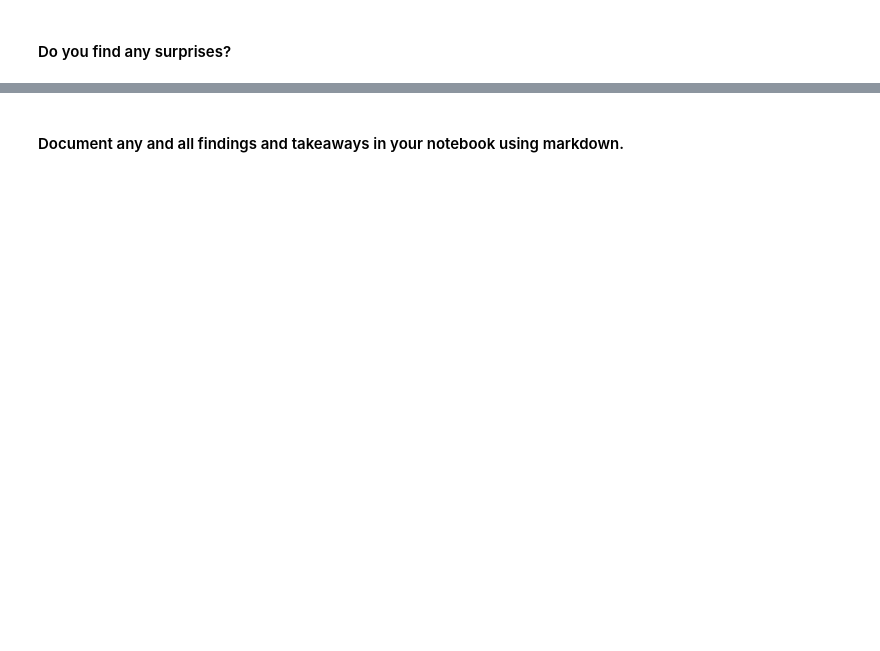
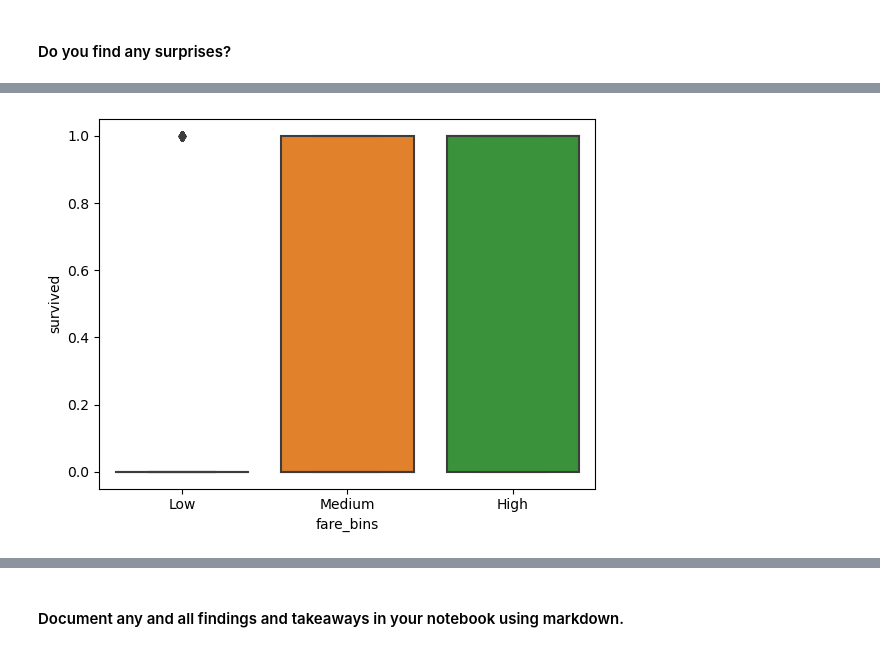
Before and after one commit to Segura-Jorge/classification-exercises, a Jupyter notebook: explore.ipynb, the cells around one changed output, grey strips where cells are left out. Drawn from its saved outputs; the diff is of its cells as text; code cells hidden in the pictures; blank space fills up the shorter version.

```diff
--- a/explore.ipynb
+++ b/explore.ipynb
@@ -599,0 +608,8 @@ pd.crosstab(titanic.fare_bins, titanic.survived)
+# %%
+sns.boxplot(
+    data=titanic,
+    x='fare_bins',
+    y='survived')
+plt.show()
+# %% [output]
+[figure, added]
```
Also changed, not shown: parts of 33 cells of this notebook.
